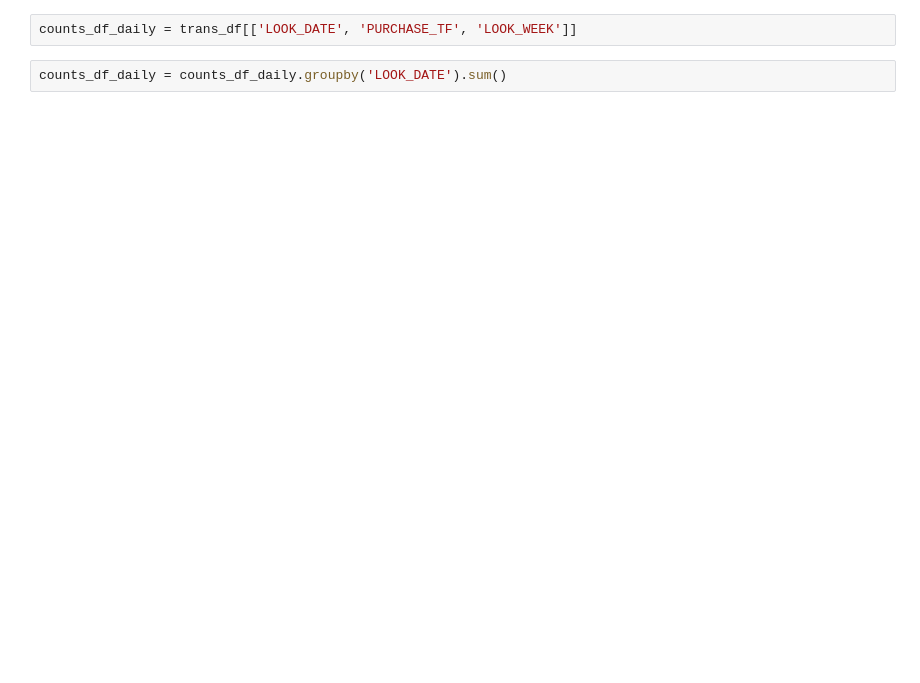
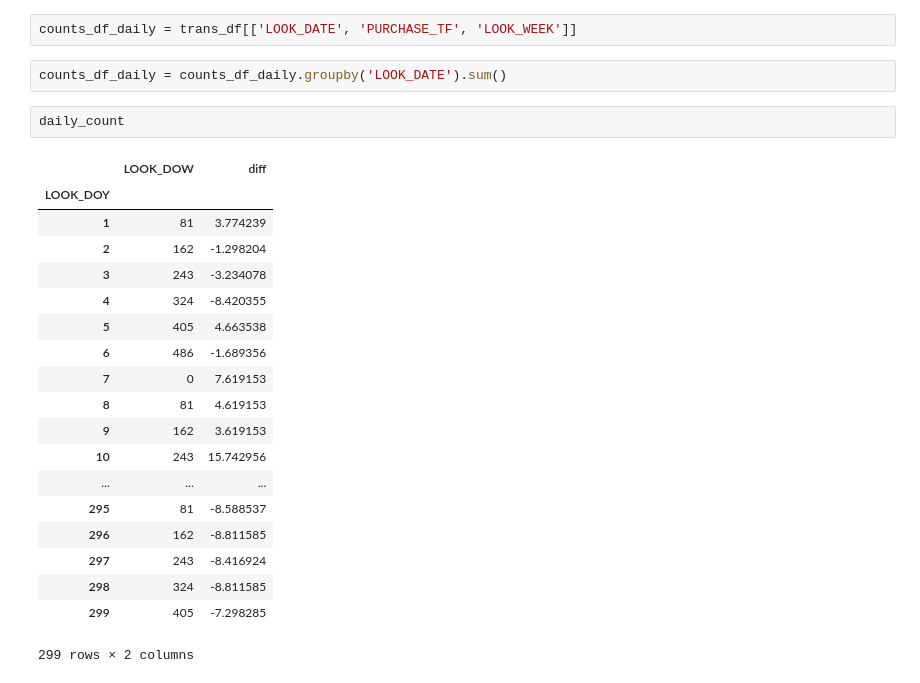
Before and after one commit to johngao2/EM-hotel-demand, a Jupyter notebook: EM_extension/model/sprint4/Result EDA.ipynb, the cells around one changed output. Cells and saved outputs as stored; diff of their text form; blank space fills up the shorter version.

```diff
--- a/EM_extension/model/sprint4/Result EDA.ipynb
+++ b/EM_extension/model/sprint4/Result EDA.ipynb
@@ -82,3 +112,25 @@ plt.show()
 counts_df_daily = trans_df[['LOOK_DATE', 'PURCHASE_TF', 'LOOK_WEEK']]
 # %%
 counts_df_daily = counts_df_daily.groupby('LOOK_DATE').sum()
+# %%
+daily_count
+# %% [output]
+|  | LOOK_DOW | diff |
+| LOOK_DOY |  |  |
+| 1 | 81 | 3.774239 |
+| 2 | 162 | -1.298204 |
+| 3 | 243 | -3.234078 |
+| 4 | 324 | -8.420355 |
+| 5 | 405 | 4.663538 |
+| 6 | 486 | -1.689356 |
+| 7 | 0 | 7.619153 |
+| 8 | 81 | 4.619153 |
+| 9 | 162 | 3.619153 |
+| 10 | 243 | 15.742956 |
+| ... | ... | ... |
+| 295 | 81 | -8.588537 |
+| 296 | 162 | -8.811585 |
+| 297 | 243 | -8.416924 |
+| 298 | 324 | -8.811585 |
+| 299 | 405 | -7.298285 |
+299 rows × 2 columns
```
Also changed, not shown: parts of 3 cells of this notebook, 1 other file.
